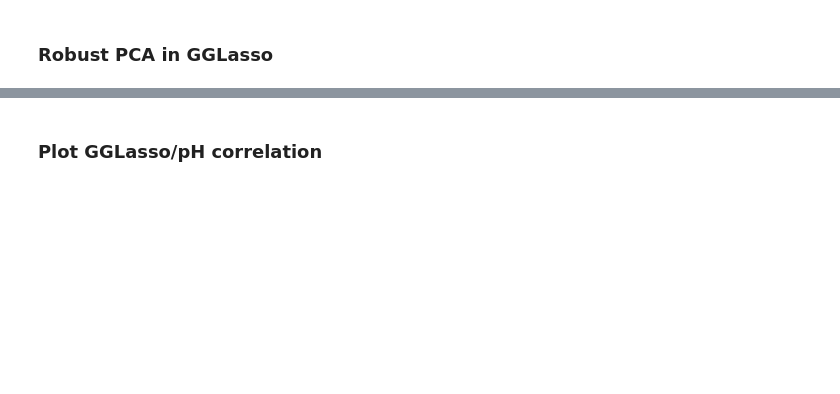
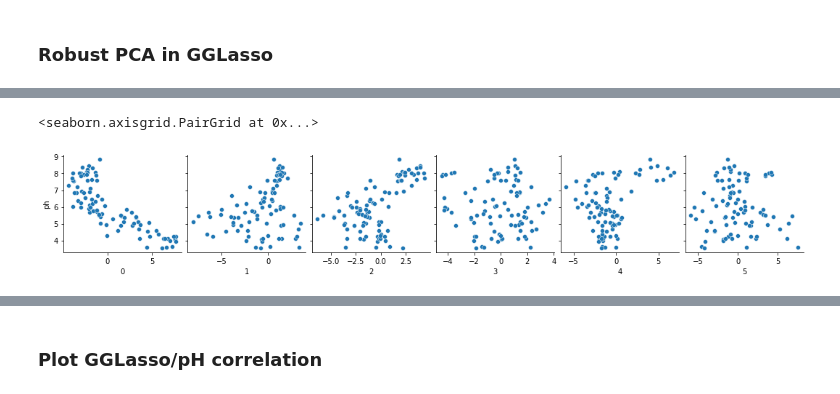
Before and after one commit to fabian-sp/GGLasso, a Jupyter notebook: examples/soil/ph_soil_example.ipynb, the cells around one changed output, grey strips where cells are left out. Saved outputs shown, nothing was run; the diff lists cells and outputs as text; code cells hidden in the pictures; blank space fills up the shorter version.

```diff
--- a/examples/soil/ph_soil_example.ipynb
+++ b/examples/soil/ph_soil_example.ipynb
@@ -157,3 +227,19 @@ We plot the columns of $U$ vs. the vector of pH values.
+# %%
+def robust_PCA(X, L, inverse=True):
+    #SVD of low-rank component
+    v_tilde, sigma, v_tilde_T  = np.linalg.svd(L, full_matrices=True)
+
+    ind = np.argwhere(sigma > 1e-9)
+
+    if inverse:
+        loadings = np.diag(np.sqrt(1/sigma[ind]).reshape(len(ind),)) @ v_tilde[:, :len(ind)].T
+    else:
+        loadings = np.diag(np.sqrt(sigma[ind]).reshape(len(ind),)) @ v_tilde[:, :len(ind)].T
+
+    zu = X.T @ loadings.T
+
+
+    return zu, loadings
 # %%
 def robust_PCA(X, L, inverse=True):
     sig, V = np.linalg.eigh(L)
@@ -169,0 +263,3 @@ def robust_PCA(X, L, inverse=True):
+# %%
+test = pd.concat([zu_SE, ph.reindex(zu_SE.index)], axis=1)
+test
@@ -169,0 +280,6 @@ def robust_PCA(X, L, inverse=True):
+# %%
+import seaborn as sns
+sns.pairplot(test, y_vars="ph", x_vars=test.iloc[:, :-1].columns.values)
+# %% [output]
+<seaborn.axisgrid.PairGrid at 0x...>
+[figure, added]
```
Also changed, not shown: parts of 53 cells of this notebook, 3 other files.
